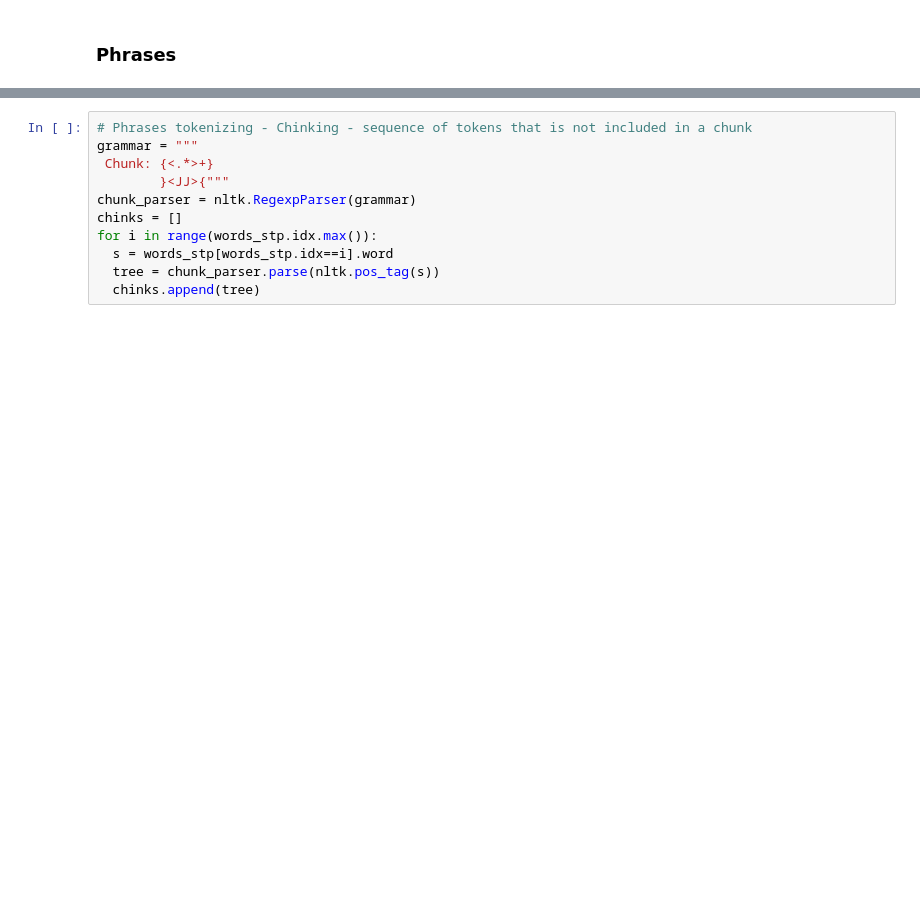
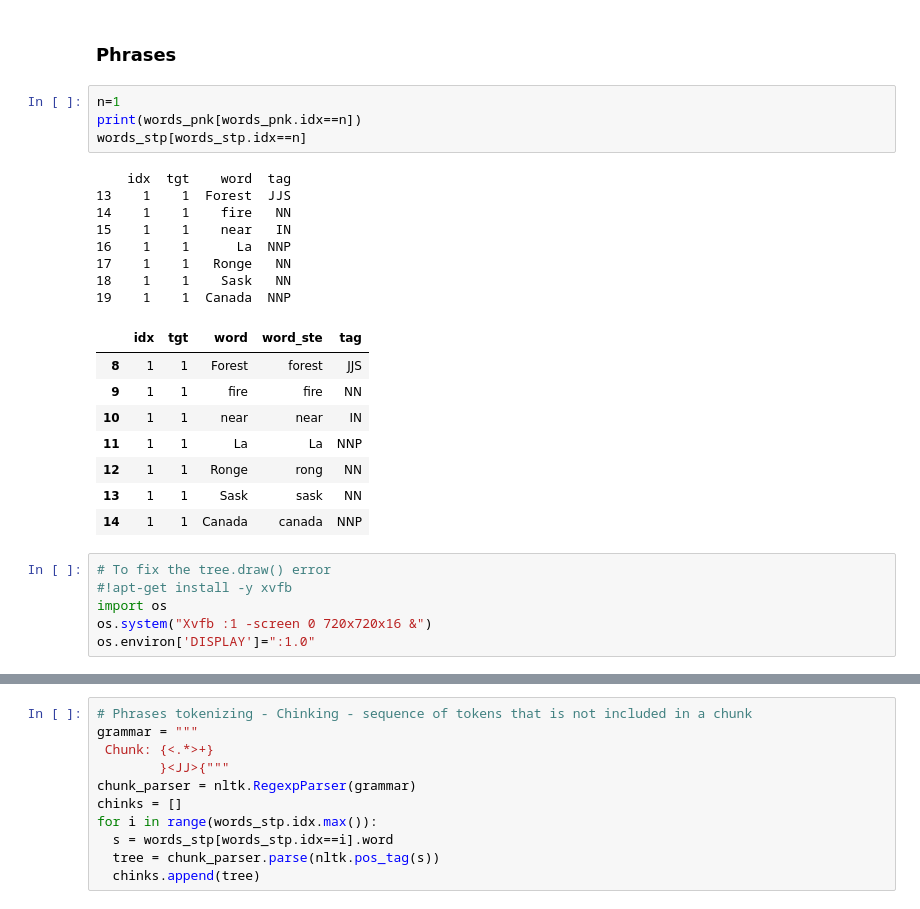
Before and after one commit to nviktorys/NLP0, a Jupyter notebook: 01_DataPreparation.ipynb, the cells around one changed output, grey strips where cells are left out. Drawn from its saved outputs; the diff is of its cells as text; blank space fills up the shorter version.

```diff
--- a/01_DataPreparation.ipynb
+++ b/01_DataPreparation.ipynb
@@ -263,5 +279,32 @@ sent[sent.clean_tweet.isna()]
 |  | text | clean_tweet |
 # %% [markdown]
 ### Phrases
+# %%
+n=1
+print(words_pnk[words_pnk.idx==n])
+words_stp[words_stp.idx==n]
+# %% [output]
+    idx  tgt    word  tag
+13    1    1  Forest  JJS
+14    1    1    fire   NN
+15    1    1    near   IN
+16    1    1      La  NNP
+17    1    1   Ronge   NN
+18    1    1    Sask   NN
+19    1    1  Canada  NNP
+|  | idx | tgt | word | word_ste | tag |
+| 8 | 1 | 1 | Forest | forest | JJS |
+| 9 | 1 | 1 | fire | fire | NN |
+| 10 | 1 | 1 | near | near | IN |
+| 11 | 1 | 1 | La | La | NNP |
+| 12 | 1 | 1 | Ronge | rong | NN |
+| 13 | 1 | 1 | Sask | sask | NN |
+| 14 | 1 | 1 | Canada | canada | NNP |
+# %%
+# To fix the tree.draw() error
+#!apt-get install -y xvfb
+import os
+os.system("Xvfb :1 -screen 0 720x720x16 &")
+os.environ['DISPLAY']=":1.0"
 # %%
 # Phrases tokenizing - Chunking - combines words by part-of-speach
```
Also changed, not shown: parts of 4 cells of this notebook, 1 other file.
